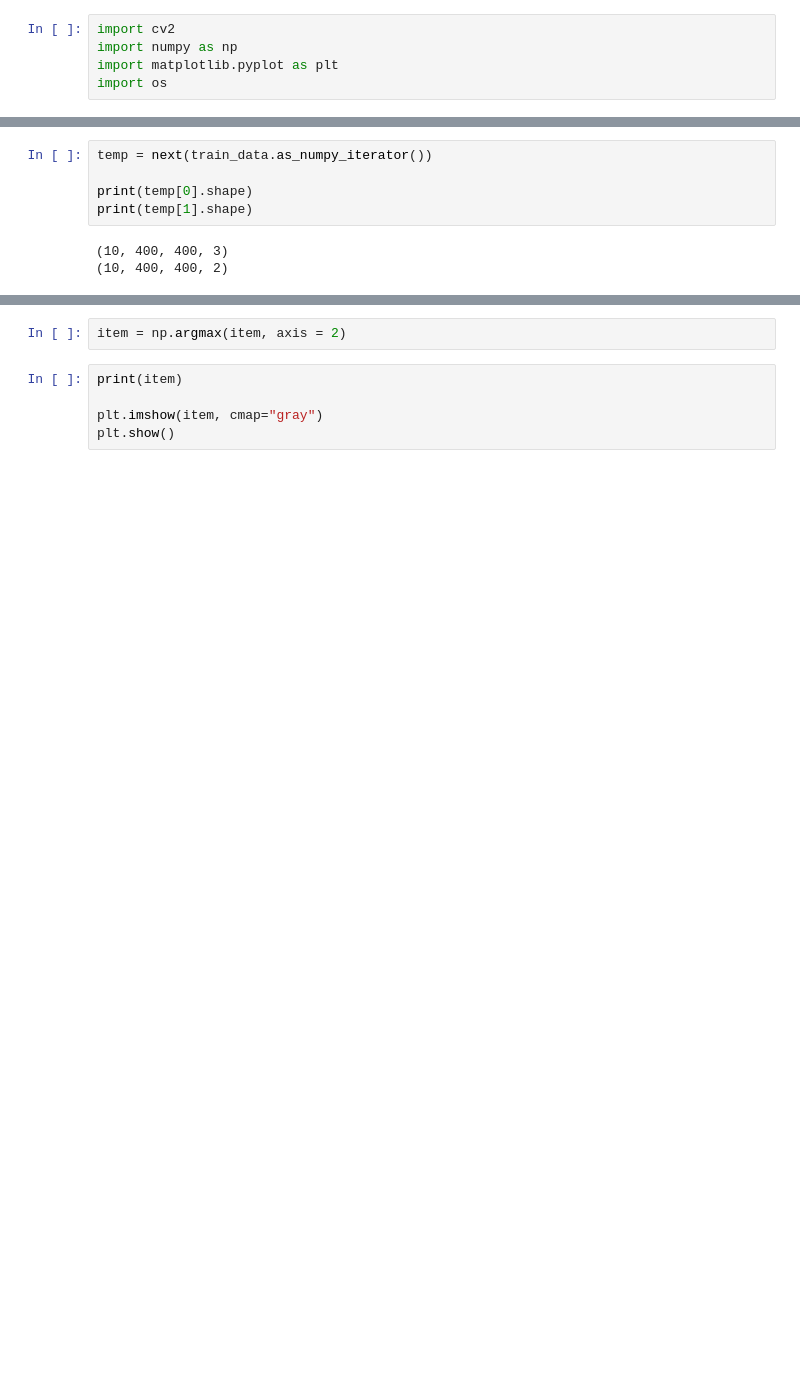
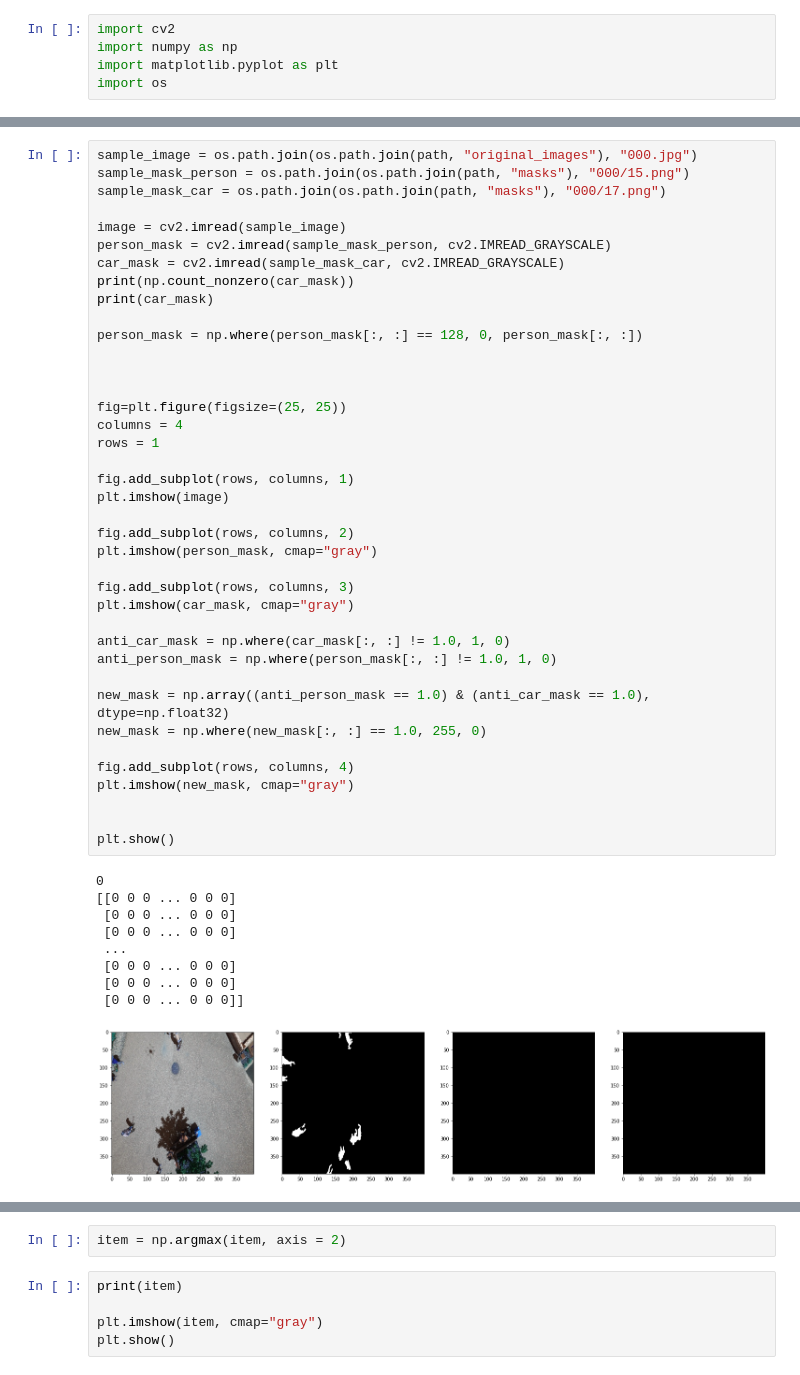
Before and after one commit to AditMeh/Automatic-dIfferentiation-notes, a Jupyter notebook: Semantic Segmentation/Semantic_segmentation_drone.ipynb, the cells around one changed output, grey strips where cells are left out. Saved outputs shown, nothing was run; the diff lists cells and outputs as text; blank space fills up the shorter version.

```diff
--- a/Semantic Segmentation/Semantic_segmentation_drone.ipynb
+++ b/Semantic Segmentation/Semantic_segmentation_drone.ipynb
@@ -40,11 +49,52 @@ train_data = tf.data.Dataset.from_generator(generator=train_data_generator,
-# %%
-temp = next(train_data.as_numpy_iterator())
-
-print(temp[0].shape)
-print(temp[1].shape)
-# %% [output]
-(10, 400, 400, 3)
-(10, 400, 400, 2)
+# %%
+sample_image = os.path.join(os.path.join(path, "original_images"), "000.jpg")
+sample_mask_person = os.path.join(os.path.join(path, "masks"), "000/15.png")
+sample_mask_car = os.path.join(os.path.join(path, "masks"), "000/17.png")
+
+image = cv2.imread(sample_image)
+person_mask = cv2.imread(sample_mask_person, cv2.IMREAD_GRAYSCALE)
+car_mask = cv2.imread(sample_mask_car, cv2.IMREAD_GRAYSCALE)
+print(np.count_nonzero(car_mask))
+print(car_mask)
+
+person_mask = np.where(person_mask[:, :] == 128, 0, person_mask[:, :])
+
+
+
+fig=plt.figure(figsize=(25, 25))
+columns = 4
+rows = 1
+
+fig.add_subplot(rows, columns, 1)
+plt.imshow(image)
+
+fig.add_subplot(rows, columns, 2)
+plt.imshow(person_mask, cmap="gray")
+
+fig.add_subplot(rows, columns, 3)
+plt.imshow(car_mask, cmap="gray")
+
+anti_car_mask = np.where(car_mask[:, :] != 1.0, 1, 0)
+anti_person_mask = np.where(person_mask[:, :] != 1.0, 1, 0)
+
+new_mask = np.array((anti_person_mask == 1.0) & (anti_car_mask == 1.0), dtype=np.float32)
+new_mask = np.where(new_mask[:, :] == 1.0, 255, 0)
+
+fig.add_subplot(rows, columns, 4)
+plt.imshow(new_mask, cmap="gray")
+
+
+plt.show()
+# %% [output]
+0
+[[0 0 0 ... 0 0 0]
+ [0 0 0 ... 0 0 0]
+ [0 0 0 ... 0 0 0]
+ ...
+ [0 0 0 ... 0 0 0]
+ [0 0 0 ... 0 0 0]
+ [0 0 0 ... 0 0 0]]
+[figure, added]
 # %%
 # Define model:
 
```
Also changed, not shown: parts of 12 cells of this notebook.
